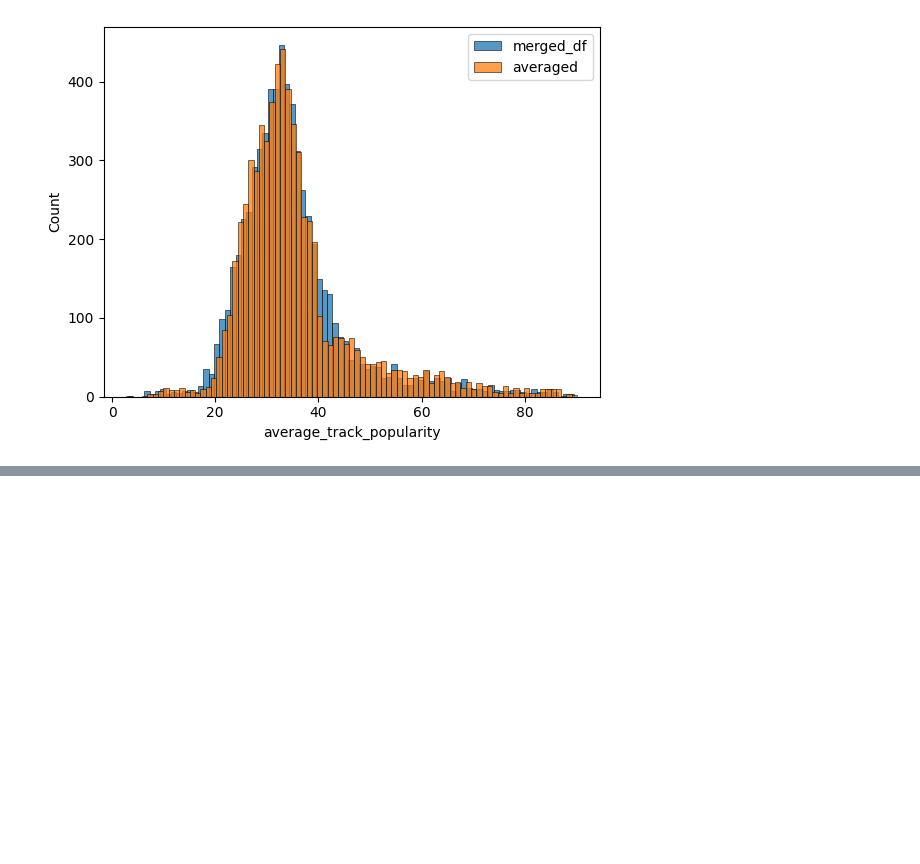
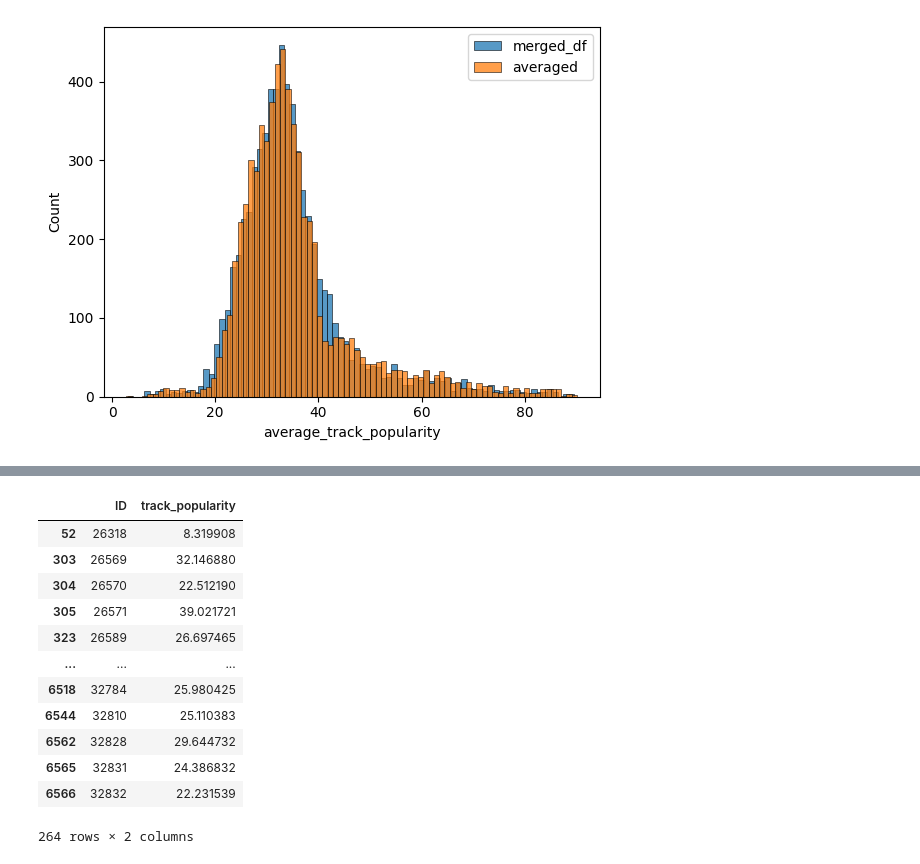
Before and after one commit to ichiP245/TP_Kaggle_Predictivo, a Jupyter notebook: Notebooks/AnalisisSubmissions.ipynb, the cells around one changed output, grey strips where cells are left out. Drawn from its saved outputs; the diff is of its cells as text; code cells hidden in the pictures; blank space fills up the shorter version.

```diff
--- a/Notebooks/AnalisisSubmissions.ipynb
+++ b/Notebooks/AnalisisSubmissions.ipynb
@@ -404,0 +434,19 @@ plt.show()
+# %%
+df_catboost_classif_reg = pd.read_csv('https://raw.githubusercontent.com/ichiP245/TP_Kaggle_Predictivo/refs/heads/main/Submissions/catboost_classif_catboost_reg.csv')
+# %%
+ids_0_catboost_classif_reg = list(df_catboost_classif_reg[df_catboost_classif_reg['track_popularity'] == 0]['ID'].values)
+avg_best_sub.loc[avg_best_sub['ID'].isin(ids_0_catboost_classif_reg)]
+# %% [output]
+|  | ID | track_popularity |
+| 52 | 26318 | 8.319908 |
+| 303 | 26569 | 32.146880 |
+| 304 | 26570 | 22.512190 |
+| 305 | 26571 | 39.021721 |
+| 323 | 26589 | 26.697465 |
+| ... | ... | ... |
+| 6518 | 32784 | 25.980425 |
+| 6544 | 32810 | 25.110383 |
+| 6562 | 32828 | 29.644732 |
+| 6565 | 32831 | 24.386832 |
+| 6566 | 32832 | 22.231539 |
+264 rows × 2 columns
```
Also changed, not shown: parts of 9 cells of this notebook.
